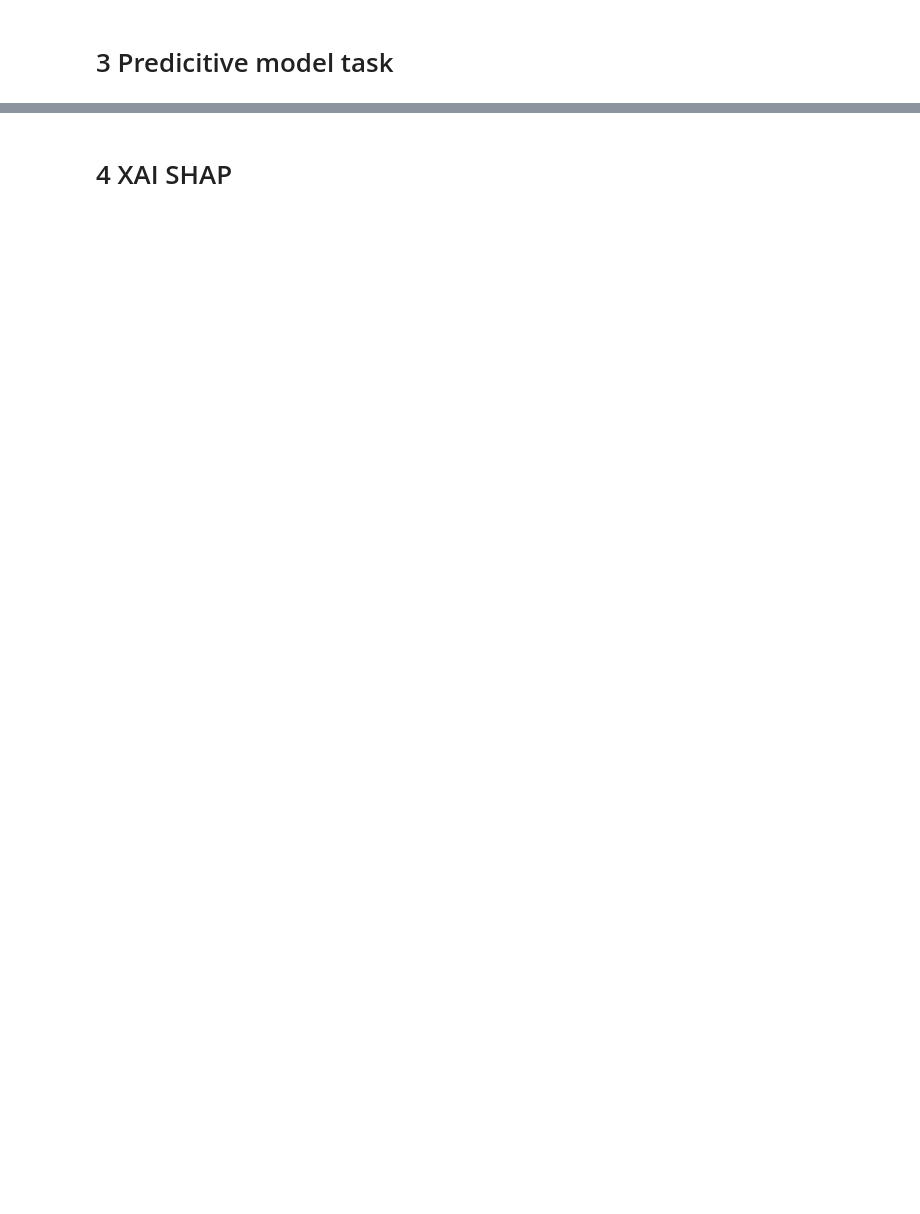
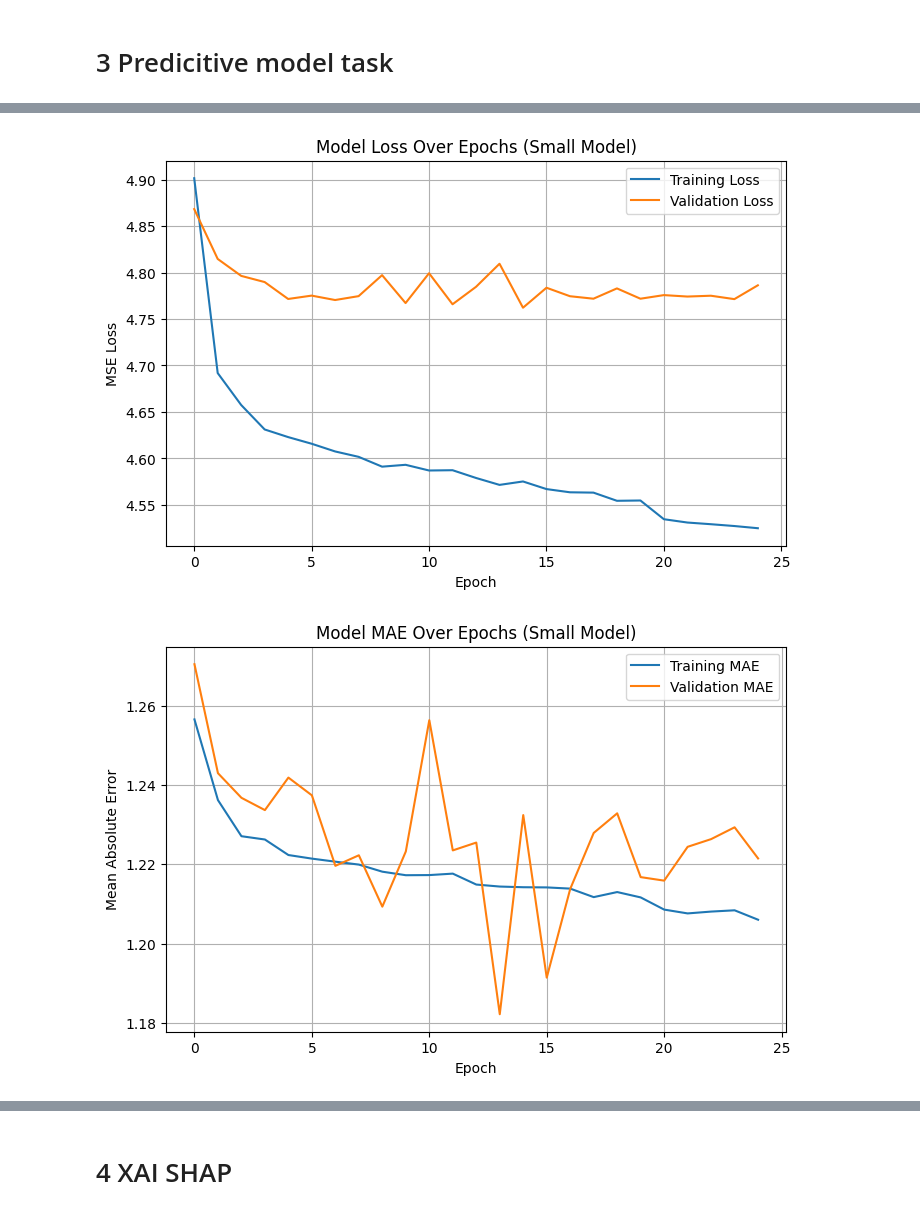
Before and after one commit to omarabushanab/FPL-Predictive-Model, a Jupyter notebook: src/Untitled58.ipynb, the cells around one changed output, grey strips where cells are left out. Cells and saved outputs as stored; diff of their text form; code cells hidden in the pictures; blank space fills up the shorter version.

```diff
--- a/src/Untitled58.ipynb
+++ b/src/Untitled58.ipynb
@@ -924,0 +981,16 @@ Final learning rate: 0.00025
+# %%
+# SMALL BASIC MODEL
+from tensorflow.keras import Sequential, layers, regularizers
+
+model_small = Sequential([
+    layers.Input(shape=(X_train.shape[1],)),
+    layers.Dense(32, activation='relu', kernel_regularizer=regularizers.l2(1e-4)),
+    layers.Dense(16, activation='relu'),
+    layers.Dense(1, activation='linear')   # regression output
+])
+
+model_small.compile(
+    optimizer='adam',
+    loss='mse',
+    metrics=['mae', 'mse']
+)
@@ -924,0 +1075,34 @@ Final learning rate: 0.00025
+# %%
+# plot comparison function
+
+def plot_history(history, title_suffix=""):
+    history_dict = history.history
+
+    # Loss
+    plt.figure(figsize=(8, 5))
+    plt.plot(history_dict['loss'], label='Training Loss')
+    plt.plot(history_dict['val_loss'], label='Validation Loss')
+    plt.title(f'Model Loss Over Epochs {title_suffix}')
+    plt.xlabel('Epoch')
+    plt.ylabel('MSE Loss')
+    plt.legend()
+    plt.grid(True)
+    plt.show()
+
+    # MAE
+    plt.figure(figsize=(8, 5))
+    plt.plot(history_dict['mae'], label='Training MAE')
+    plt.plot(history_dict['val_mae'], label='Validation MAE')
+    plt.title(f'Model MAE Over Epochs {title_suffix}')
+    plt.xlabel('Epoch')
+    plt.ylabel('Mean Absolute Error')
+    plt.legend()
+    plt.grid(True)
+    plt.show()
+
+# Plot both
+plot_history(history_small, "(Small Model)")
+plot_history(history_large, "(Large Model)")
+# %% [output]
+[figure, added]
+[figure, added]
```
Also changed, not shown: parts of 30 cells of this notebook, 7 other files.
